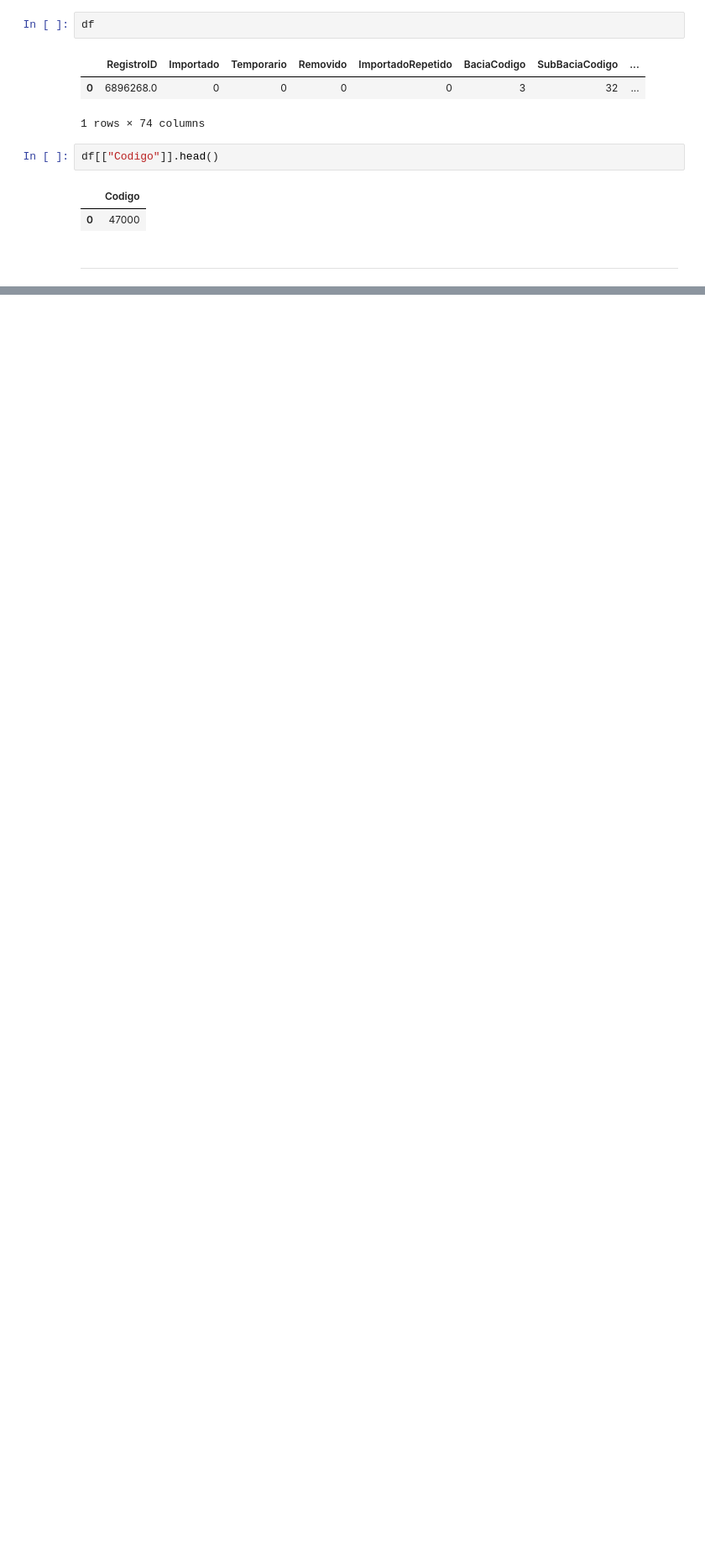
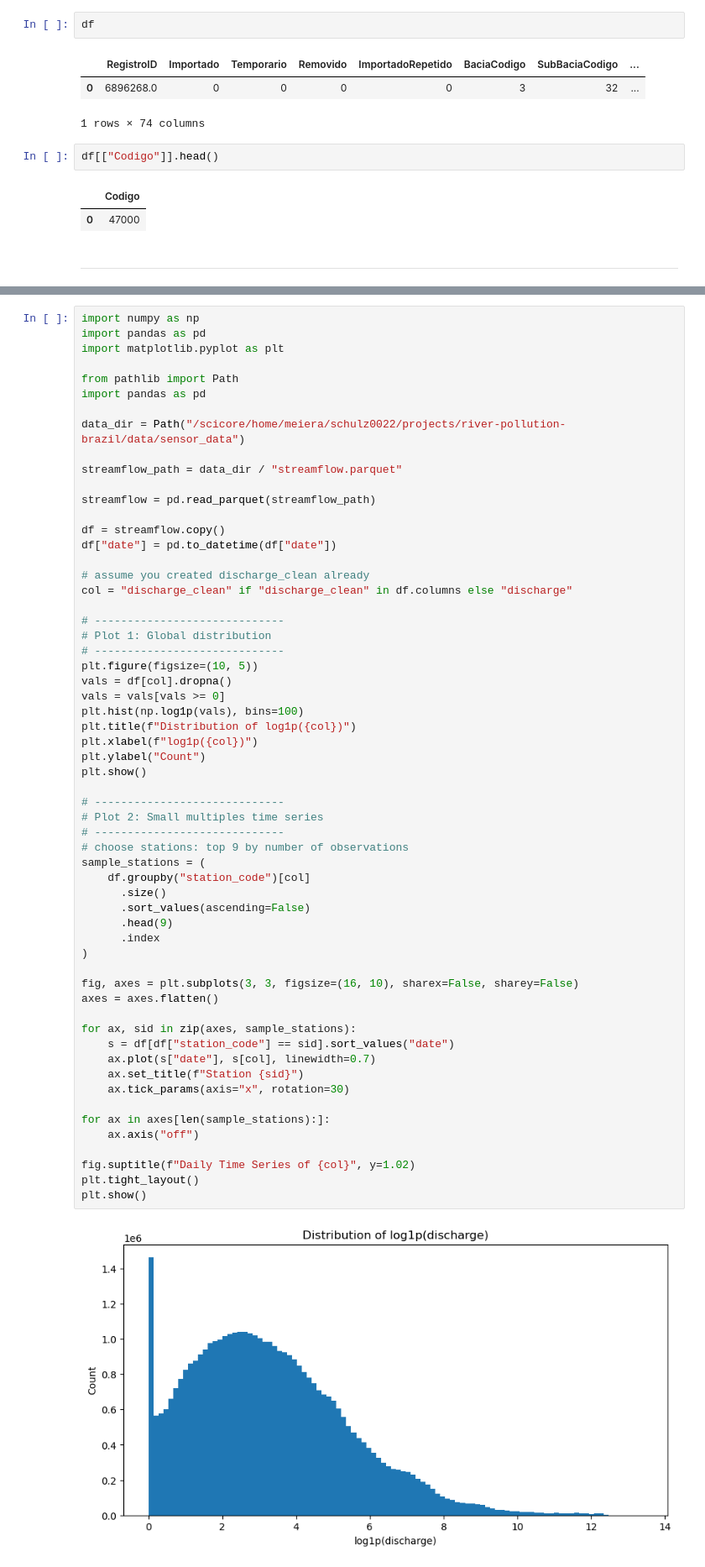
Before and after one commit to felixschulz385/river-pollution-brazil, a Jupyter notebook: code/experiments/sensor_data.ipynb, the cells around one changed output, grey strips where cells are left out. Shown at 84% size. Drawn from its saved outputs; the diff is of its cells as text; blank space fills up the shorter version.

```diff
--- a/code/experiments/sensor_data.ipynb
+++ b/code/experiments/sensor_data.ipynb
@@ -65,0 +121,61 @@ conn.sql("SELECT * from stations WHERE ")
+# %%
+import numpy as np
+import pandas as pd
+import matplotlib.pyplot as plt
+
+from pathlib import Path
+import pandas as pd
+
+data_dir = Path("/scicore/home/meiera/schulz0022/projects/river-pollution-brazil/data/sensor_data")
+
+streamflow_path = data_dir / "streamflow.parquet"
+
+streamflow = pd.read_parquet(streamflow_path)
+
+df = streamflow.copy()
+df["date"] = pd.to_datetime(df["date"])
+
+# assume you created discharge_clean already
+col = "discharge_clean" if "discharge_clean" in df.columns else "discharge"
+
+# -----------------------------
+# Plot 1: Global distribution
+# -----------------------------
+plt.figure(figsize=(10, 5))
+vals = df[col].dropna()
+vals = vals[vals >= 0]
+plt.hist(np.log1p(vals), bins=100)
+plt.title(f"Distribution of log1p({col})")
+plt.xlabel(f"log1p({col})")
+plt.ylabel("Count")
+plt.show()
+
+# -----------------------------
+# Plot 2: Small multiples time series
+# -----------------------------
+# choose stations: top 9 by number of observations
+sample_stations = (
+    df.groupby("station_code")[col]
+      .size()
+      .sort_values(ascending=False)
+      .head(9)
+      .index
+)
+
+fig, axes = plt.subplots(3, 3, figsize=(16, 10), sharex=False, sharey=False)
+axes = axes.flatten()
+
+for ax, sid in zip(axes, sample_stations):
+    s = df[df["station_code"] == sid].sort_values("date")
+    ax.plot(s["date"], s[col], linewidth=0.7)
+    ax.set_title(f"Station {sid}")
+    ax.tick_params(axis="x", rotation=30)
+
+for ax in axes[len(sample_stations):]:
+    ax.axis("off")
+
+fig.suptitle(f"Daily Time Series of {col}", y=1.02)
+plt.tight_layout()
+plt.show()
+# %% [output]
+[figure, added]
```
Also changed, not shown: parts of 7 cells of this notebook, 22 other files.
